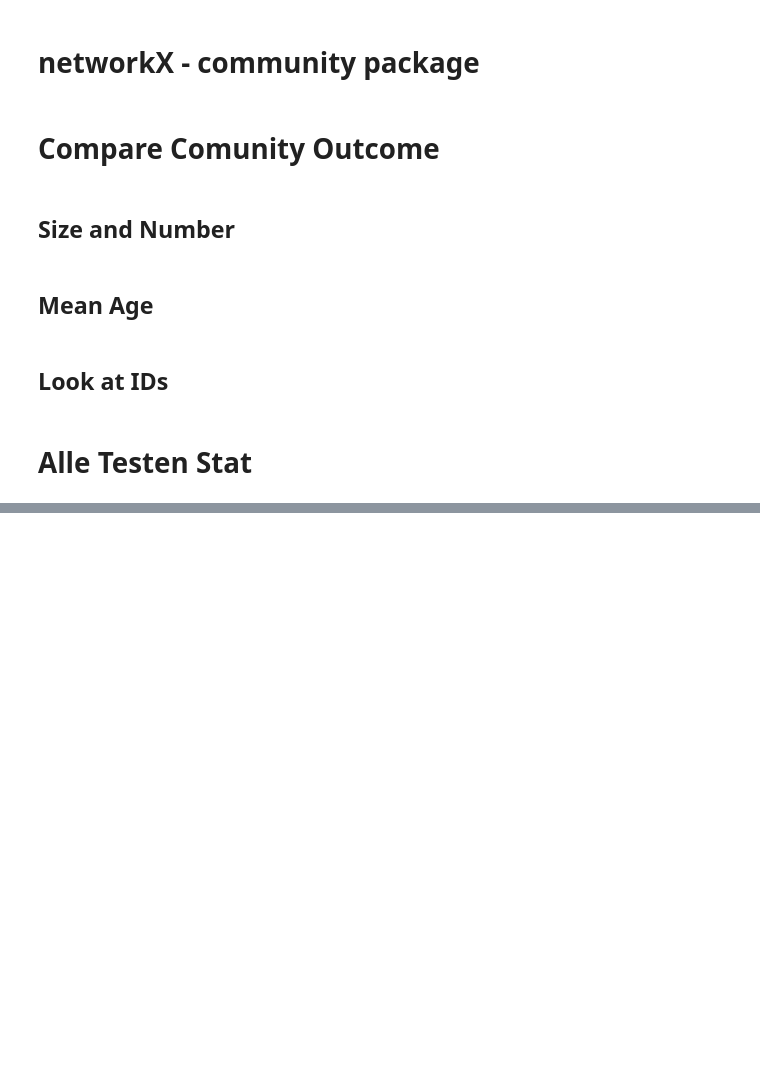
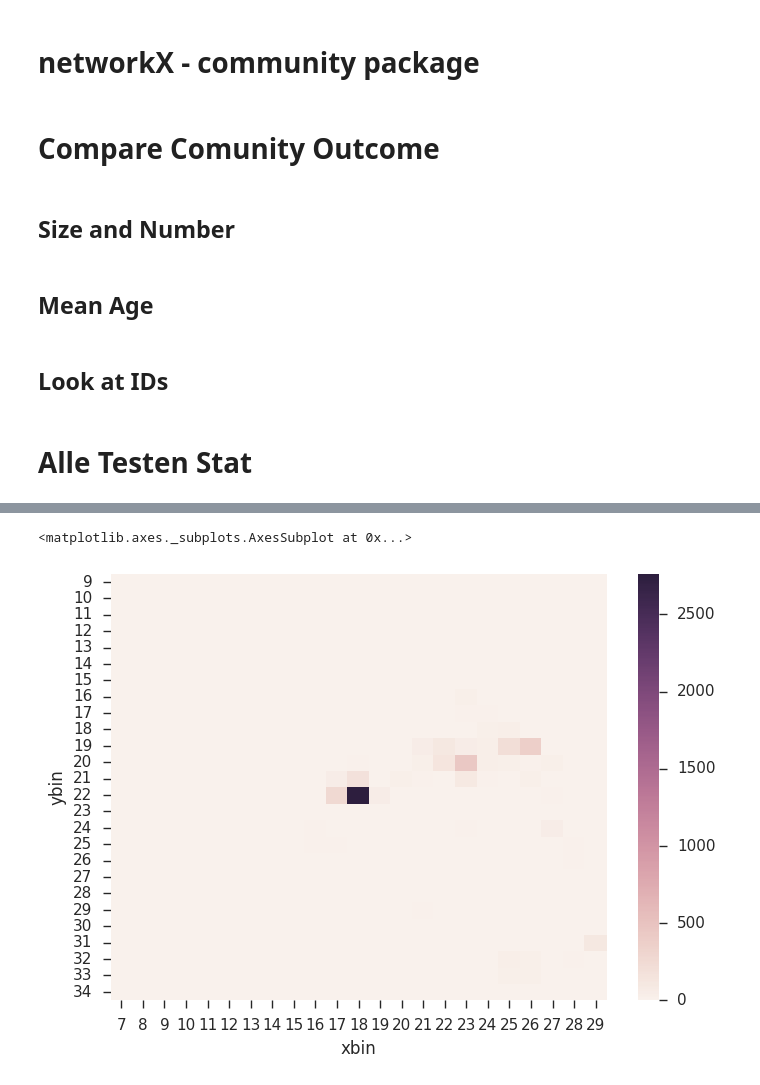
Before and after one commit to aschle/bees-sna, a Jupyter notebook: bib/TestingCommunities.ipynb, the cells around one changed output, grey strips where cells are left out. Drawn from its saved outputs; the diff is of its cells as text; code cells hidden in the pictures; blank space fills up the shorter version.

Commit message:
added plotting of age

```diff
--- a/bib/TestingCommunities.ipynb
+++ b/bib/TestingCommunities.ipynb
@@ -393,0 +378,4 @@ gtest.summary()
+# %%
+db_path = "/mnt/data/2016_08_14_10h_8Uhr_95conf.db"
+conn = sqlite3.connect(db_path)
+c = conn.cursor()
@@ -393,0 +397,4 @@ gtest.summary()
+# %%
+start_dt = datetime.datetime.strptime("2016-08-14T08:00:00Z", "%Y-%m-%dT%H:%M:%SZ").replace(tzinfo=pytz.UTC)
+
+end_dt = datetime.datetime.strptime("2016-08-14T18:00:00Z", "%Y-%m-%dT%H:%M:%SZ").replace(tzinfo=pytz.UTC)
@@ -393,0 +438,39 @@ gtest.summary()
+# %%
+def getBinnedData(ids, begin, end, conn, camid, xbins, ybins):
+
+    sizeX = int(3000/xbins)
+    sizeY = int(4000/ybins)
+
+    ids_str = ', '.join([str(x) for x in ids])
+    sql = '''
+        SELECT tab.XBIN as xbin, tab.YBIN as ybin, COUNT(*) as count
+        FROM (
+          SELECT
+            d.XPOS / {} as XBIN,
+            d.YPOS / {} as YBIN,
+            d.ID,
+            fc.CAM_ID
+          FROM DETECTIONS d
+            INNER JOIN FRAME f
+              ON d.FRAME_ID = f.FRAME_ID
+            INNER JOIN FRAME_CONTAINER fc
+              ON f.FC_ID = fc.FC_ID
+          WHERE
+            d.ID IN ({}) AND
+            fc.CAM_ID == {} AND
+            f.TIMESTAMP >= {} AND
+            f.TIMESTAMP <= {}
+        ) tab
+        GROUP BY tab.XBIN, tab.YBIN
+        ;
+    '''.format(sizeX, sizeY, ids_str, camid, begin, end)
+    return pd.read_sql(sql, conn)
+# %%
+df1 = getBinnedData([2055], start_dt.timestamp(), end_dt.timestamp(), conn, 0, 30, 40)
+
+data = df1.pivot("ybin", "xbin", "count").fillna(0)
+
+sns.heatmap(data, )
+# %% [output]
+<matplotlib.axes._subplots.AxesSubplot at 0x...>
+[figure, added]
```
Also changed, not shown: parts of 68 cells of this notebook, 1 other file.
